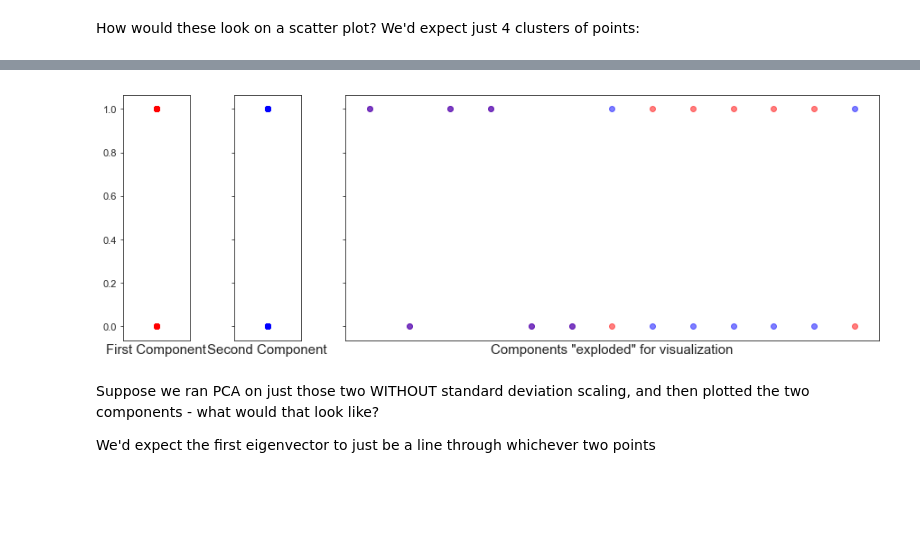
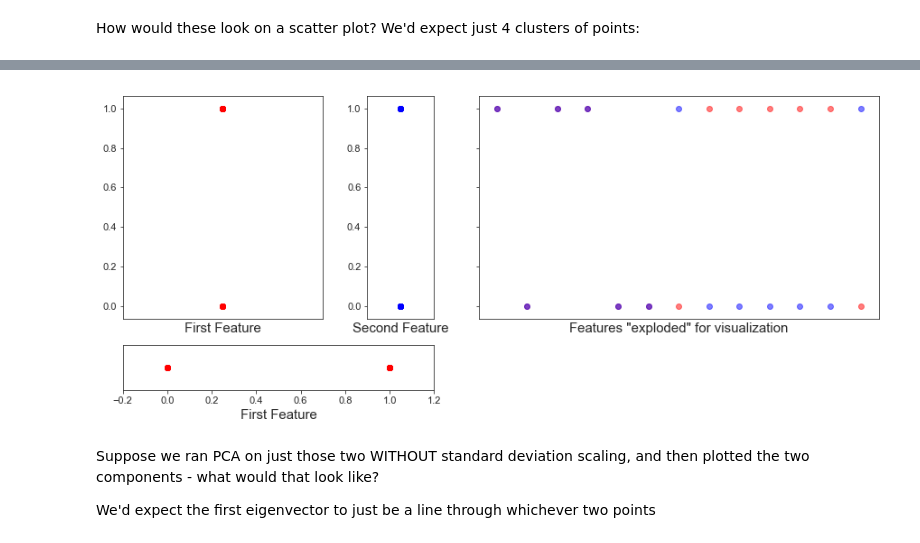
Before and after one commit to conditg/predicting-disruption, a Jupyter notebook: PredictingDisruption.ipynb, the cells around one changed output, grey strips where cells are left out. Saved outputs shown, nothing was run; the diff lists cells and outputs as text; code cells hidden in the pictures; blank space fills up the shorter version.

```diff
--- a/PredictingDisruption.ipynb
+++ b/PredictingDisruption.ipynb
@@ -338,7 +338,7 @@ param_grid = {
     'max_features': [2, 'auto'],
     'min_samples_leaf': [2, 3, 4],
     'min_samples_split': [2, 3, 4],
-    'n_estimators': [100, 200, 300, 400, 500]
+    'n_estimators': [100, 200, 300]
 }
 # %%
 rfr = ensemble.RandomForestRegressor()
@@ -879,7 +938,7 @@ ngraph(fake.one, fake.two, pca_labels=False)
 # %%
-explode(fake.one, fake.two, featcolors=False)
+explodePres(fake.one, fake.two, components=False)
 # %% [output]
-[figure, old version]
+[figure, new version]
 # %% [markdown]
 Suppose we ran PCA on just those two WITHOUT standard deviation scaling, and then plotted the two components - what would that look like?
 
```
Also changed, not shown: parts of 24 cells of this notebook, 1 other file.
